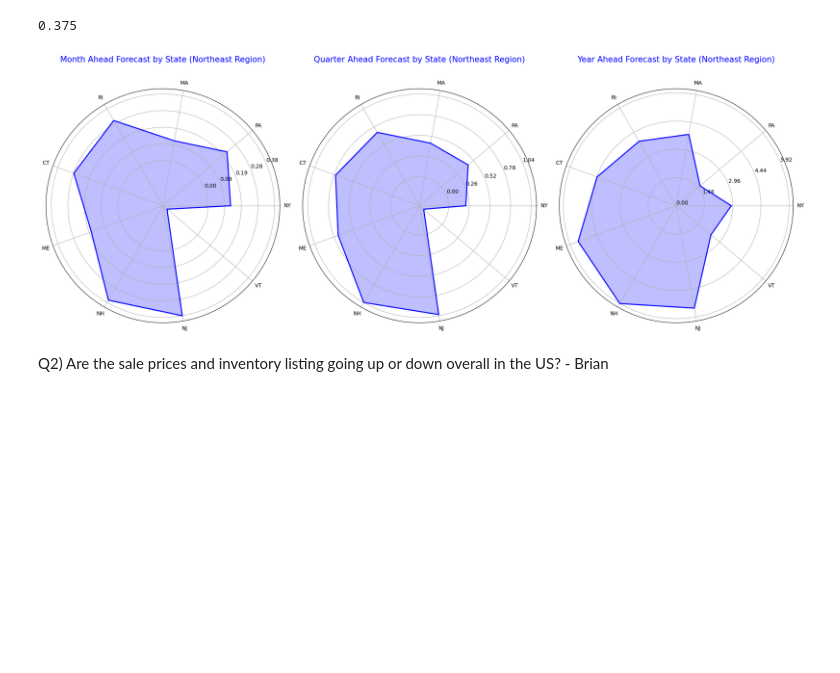
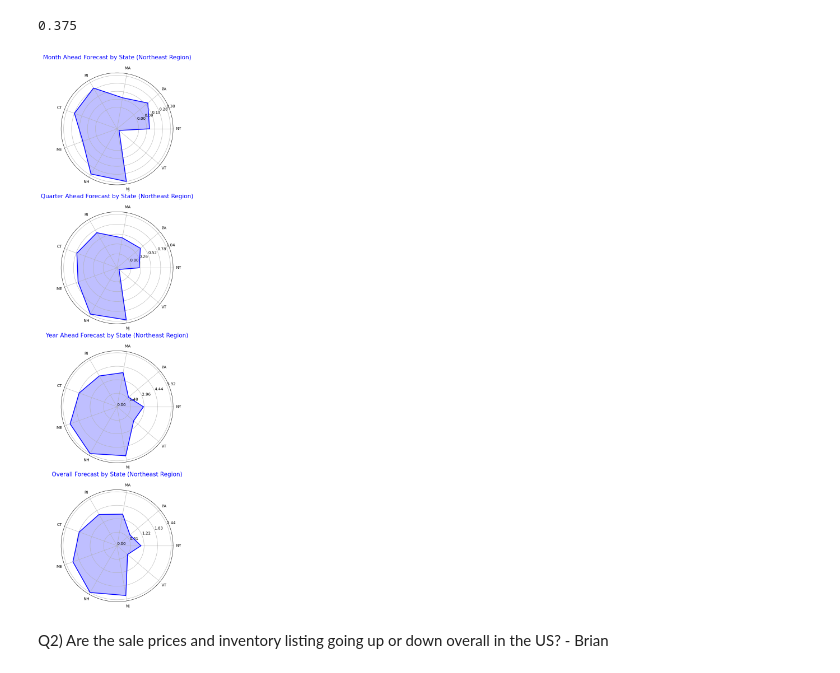
Before and after one commit to LaureaYue/Final-Project-Group-4-SEIS631, a Jupyter notebook: finalproject.ipynb, the cells around one changed output. Drawn from its saved outputs; the diff is of its cells as text; code cells hidden in the pictures; blank space fills up the shorter version.

Commit message:
Updated Radar Chart

```diff
--- a/finalproject.ipynb
+++ b/finalproject.ipynb
@@ -294,7 +293,7 @@ display(northeast_df[northeast_df['state_name'] == 'NJ']['month_ahead_forecast']
 -0.22500000000000003
 0.375
 # %%
-# Prepare data for radar plots
+# Prepare data for radar chart
 states = northeast_df['state_name'].unique()
 num_vars = len(states)
 # 2 * np.pi is a full circle (2 Radians)
@@ -304,43 +303,48 @@ angles = np.linspace(0, 2 * np.pi, num_vars, endpoint=False).tolist()
 # Add the first angle to the end to close the circle
 angles += angles[:1]
 
-# Create Radar Plot
-def create_radar_plot(ax, values, title):
+# Create Radar Chart
+def create_radar_chart(ax, values, title):
     values += values[:1]
     ax.fill(angles, values, color='blue', alpha=0.25)
     ax.plot(angles, values, color='blue', linewidth=2)
     # Set y-ticks based on the maximum value in the data
     max_value = max(values)
     y_ticks = np.linspace(0, max_value, num=5)
     ax.set_yticks(y_ticks)
     ax.set_yticklabels([f'{tick:.2f}' for tick in y_ticks])
 
     # Exclude the last angle because it's a duplicate of the first angle
     ax.set_xticks(angles[:-1])
     ax.set_xticklabels(states)
     ax.set_title(title, size=15, color='blue', y=1.1)
 
 # Create radar plots
 # polar=True makes the plot circular
-fig, axs = plt.subplots(1, 3, figsize=(20, 8), subplot_kw=dict(polar=True))
+fig, axs = plt.subplots(4, 1, figsize=(50, 20), subplot_kw=dict(polar=True))
+axs = axs.flatten() # This helps with indexing
 
 # Month Ahead Forecast
 # This syntax is called a "List Comprehension" ([expression for item in iterable if condition])
 month_values = [northeast_df[northeast_df['state_name'] == state]['month_ahead_forecast'].mean() for state in states]
-create_radar_plot(axs[0], month_values, 'Month Ahead Forecast by State (Northeast Region)')
+create_radar_chart(axs[0], month_values, 'Month Ahead Forecast by State (Northeast Region)')
 
 # Quarter Ahead Forecast
 quarter_values = [northeast_df[northeast_df['state_name'] == state]['quarter_ahead_forecast'].mean() for state in states]
-create_radar_plot(axs[1], quarter_values, 'Quarter Ahead Forecast by State (Northeast Region)')
+create_radar_chart(axs[1], quarter_values, 'Quarter Ahead Forecast by State (Northeast Region)')
 
 # Year Ahead Forecast
 year_values = [northeast_df[northeast_df['state_name'] == state]['year_ahead_forecast'].mean() for state in states]
-create_radar_plot(axs[2], year_values, 'Year Ahead Forecast by State (Northeast Region)')
+create_radar_chart(axs[2], year_values, 'Year Ahead Forecast by State (Northeast Region)')
+
+# Overall Forecast
+overall_values = [northeast_df[northeast_df['state_name'] == state]['overall_forecast'].mean() for state in states]
+create_radar_chart(axs[3], overall_values, 'Overall Forecast by State (Northeast Region)')
 
 plt.tight_layout()
 plt.show()
 # %% [output]
-[figure, old version]
+[figure, new version]
 # %% [markdown]
 Q2) Are the sale prices and inventory listing going up or down overall in the US? - Brian
 # %% [markdown]
```
Also changed, not shown: parts of 1 cell of this notebook.
